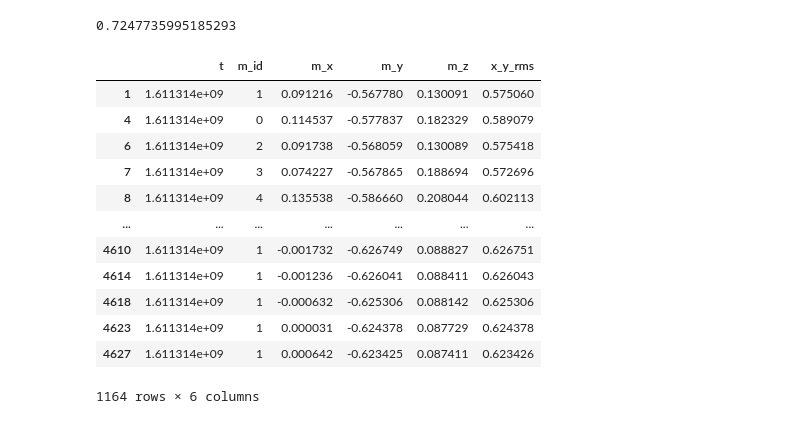
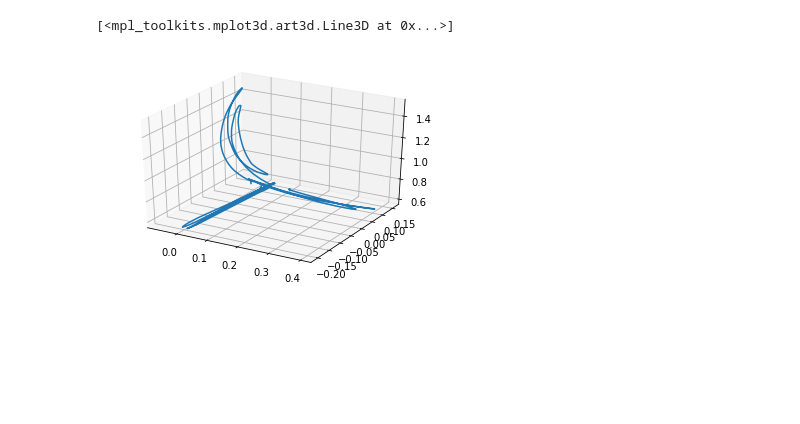
Before and after one commit to tasbolat1/sensory_extension, a Jupyter notebook: analysis/optitrack_tool_parsing_song.ipynb, the cells around one changed output. Cells and saved outputs as stored; diff of their text form; code cells hidden in the pictures; blank space fills up the shorter version.

```diff
--- a/analysis/optitrack_tool_parsing_song.ipynb
+++ b/analysis/optitrack_tool_parsing_song.ipynb
@@ -26,5 +18,6 @@ Cannot merge as float time are not comparable.
 # %%
-# drop duplicates in rigid body df
-bodies_df.drop_duplicates(subset =["x","y","z","x_q","y_q","z_q","w_q"],
-                     keep = False, inplace = True)
-bodies_df.head()
+#drop duplicates
+bodies_df = bodies_df.drop_duplicates(subset = ['x','y','z','x_q','y_q','z_q','w_q'], keep = 'first')
+markers_df = markers_df.drop_duplicates(subset = ['m_x', 'm_y', 'm_z'], keep = 'first')
+# markers_df.head()
+# bodies_df.head()
@@ -38,3 +23,0 @@ bodies_df.head()
-# %%
-# process bodies_df
-bodies_df['x_y_rms'] = bodies_df.apply(lambda row: (row.x**2 + row.y**2)**0.5, axis=1)
@@ -45,24 +24,17 @@ markers_df['x_y_rms'] = markers_df.apply(lambda row: (row.m_x**2 + row.m_y**2)**
-# %%
-bodies_df.head(10)
-x_y_avg = bodies_df['x_y_rms'].mean()
-print(x_y_avg)
-# %% [output]
-0.7247735995185293
-# %%
-# filter out those that are too high away from temp
-markers_df = markers_df[markers_df['x_y_rms'] < x_y_avg]
-markers_df
-# %% [output]
-|  | t | m_id | m_x | m_y | m_z | x_y_rms |
-| 1 | 1.611314e+09 | 1 | 0.091216 | -0.567780 | 0.130091 | 0.575060 |
-| 4 | 1.611314e+09 | 0 | 0.114537 | -0.577837 | 0.182329 | 0.589079 |
-| 6 | 1.611314e+09 | 2 | 0.091738 | -0.568059 | 0.130089 | 0.575418 |
-| 7 | 1.611314e+09 | 3 | 0.074227 | -0.567865 | 0.188694 | 0.572696 |
-| 8 | 1.611314e+09 | 4 | 0.135538 | -0.586660 | 0.208044 | 0.602113 |
-| ... | ... | ... | ... | ... | ... | ... |
-| 4610 | 1.611314e+09 | 1 | -0.001732 | -0.626749 | 0.088827 | 0.626751 |
-| 4614 | 1.611314e+09 | 1 | -0.001236 | -0.626041 | 0.088411 | 0.626043 |
-| 4618 | 1.611314e+09 | 1 | -0.000632 | -0.625306 | 0.088142 | 0.625306 |
-| 4623 | 1.611314e+09 | 1 | 0.000031 | -0.624378 | 0.087729 | 0.624378 |
-| 4627 | 1.611314e+09 | 1 | 0.000642 | -0.623425 | 0.087411 | 0.623426 |
-1164 rows × 6 columns
+# %%
+# relationship between rigid_body and single_marker
+# same x, y (height), but different z (z-= 0.07)
+from mpl_toolkits.mplot3d import Axes3D
+
+fig = plt.figure()
+ax = fig.add_subplot(111, projection='3d')
+
+x_coords = bodies_df['x']
+z_coords = -bodies_df['y']
+y_coords = bodies_df['z'] - 0.07
+
+
+ax.plot(x_coords, y_coords, z_coords)
+# %% [output]
+[<mpl_toolkits.mplot3d.art3d.Line3D at 0x...>]
+[figure, added]
```
Also changed, not shown: parts of 5 cells of this notebook, 1 other file.
